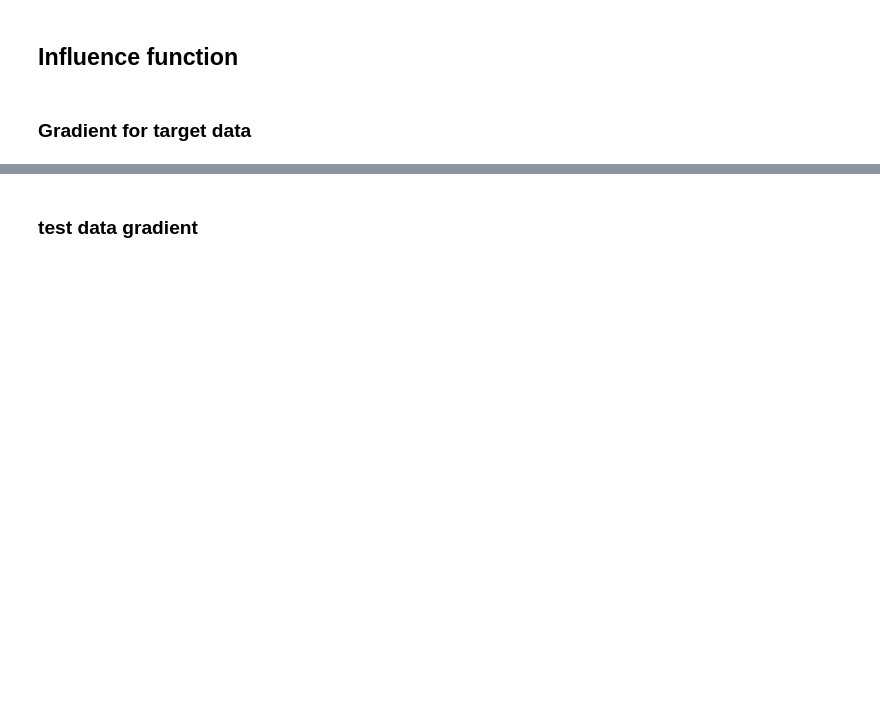
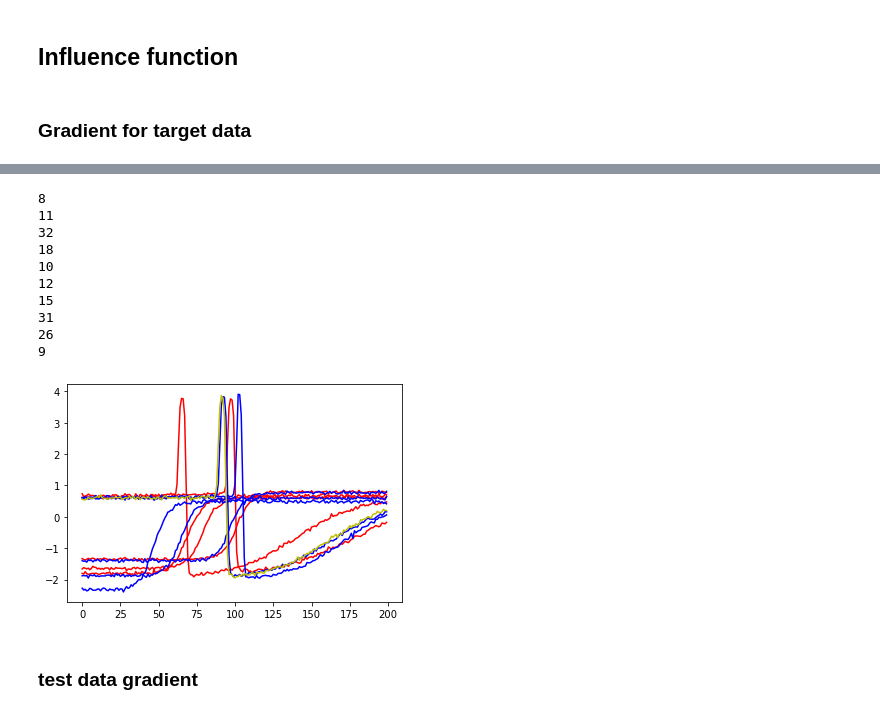
Before and after one commit to h5ng/influence_functions, a Jupyter notebook: influence_function_for_time_series.ipynb, the cells around one changed output, grey strips where cells are left out. Drawn from its saved outputs; the diff is of its cells as text; code cells hidden in the pictures; blank space fills up the shorter version.

```diff
--- a/influence_function_for_time_series.ipynb
+++ b/influence_function_for_time_series.ipynb
@@ -235,0 +286,24 @@ print(cnt / len(test_preds))
+# %%
+inf_first_term = tf.reduce_sum(B)
+
+inf_second_term = tf.reduce_sum(
+  tf.multiply(
+    inf_kernel,
+    tf.multiply(
+      tf.matmul(tf.transpose(B), B),
+      tf.matmul(Y, tf.transpose(Y))
+    )
+  )
+)
+
+inf_loss = tf.negative(tf.subtract(inf_first_term, inf_second_term))
+inf_gradient = tf.gradients(inf_loss, [B])
+inf_hessian = tf.hessians(inf_loss, [B])
+# %%
+target_gradient = sess.run(inf_gradient,
+                           feed_dict={
+                             X: train_x[rand_index],
+                             Y: train_y[rand_index],
+                             inf_x: [test_x[0]]})
+
+target_gradient = np.squeeze(target_gradient)
@@ -236 +374,31 @@ print(cnt / len(test_preds))
+# %%
+infs = sorted(infs, key=lambda x: x[1])
+
+harmful = infs[:5]
+helpful = infs[28:]
+
+for i in range(len(harmful)):
+  idx = int(harmful[i][0])
+  print(idx)
+  plt.plot(train_x[idx], 'r')
+
+for i in range(len(helpful)):
+  idx = int(helpful[i][0])
+  print(idx)
+  plt.plot(train_x[idx], 'b')
+
+plt.plot(test_x[0], 'y')
+plt.show()
+# %% [output]
+8
+11
+32
+18
+10
+12
+15
+31
+26
+9
+[figure, added]
 # %%
```
Also changed, not shown: parts of 43 cells of this notebook.
